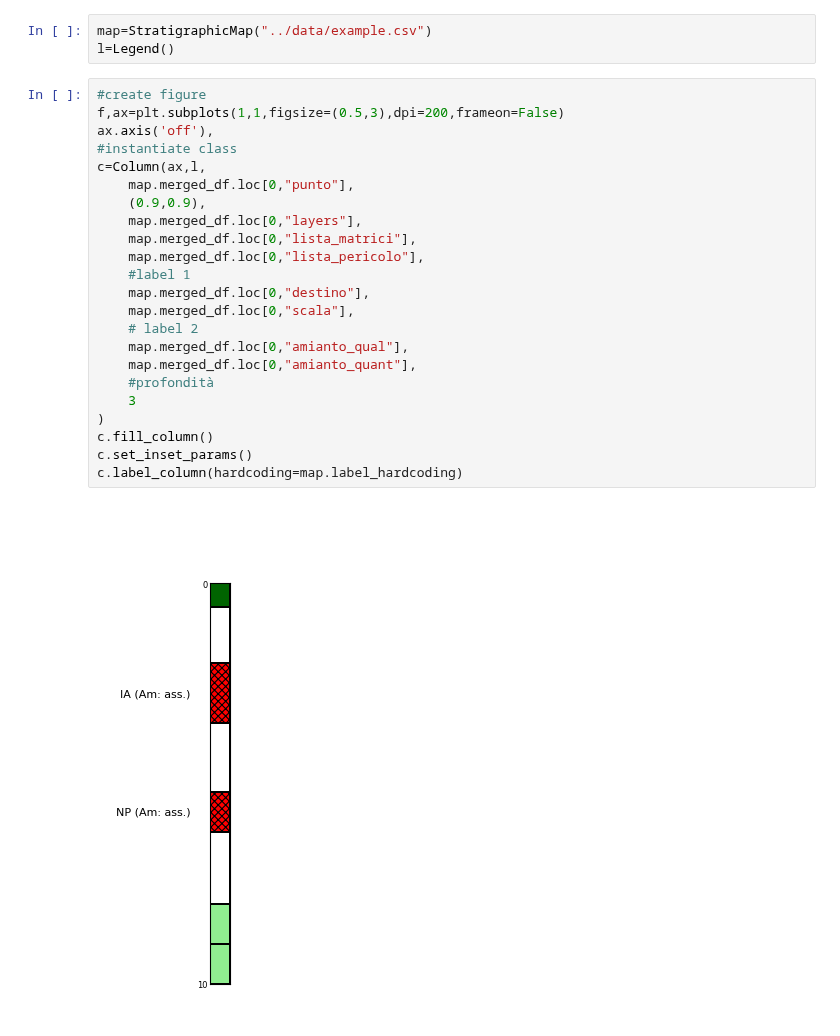
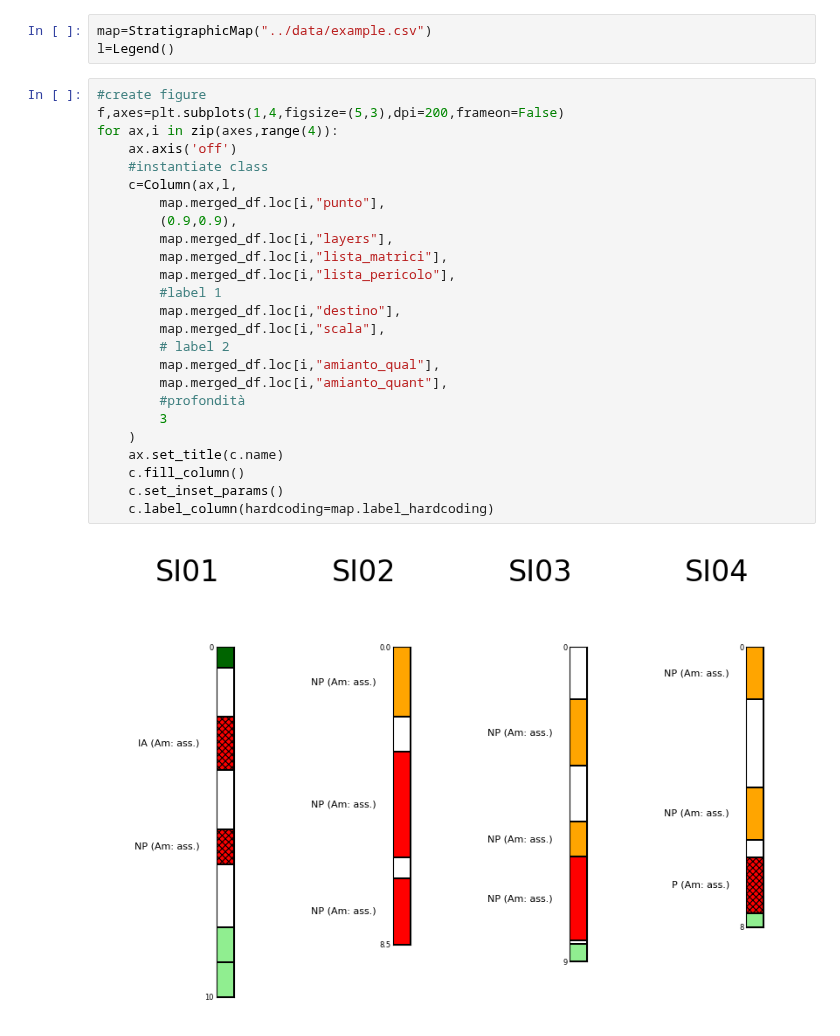
Before and after one commit to giocaizzi/mplStrater, a Jupyter notebook: examples/strata.ipynb, the cells around one changed output. Drawn from its saved outputs; the diff is of its cells as text.

```diff
--- a/examples/strata.ipynb
+++ b/examples/strata.ipynb
@@ -24,26 +24,28 @@ map=StratigraphicMap("../data/example.csv")
 l=Legend()
 # %%
 #create figure
-f,ax=plt.subplots(1,1,figsize=(0.5,3),dpi=200,frameon=False)
-ax.axis('off'),
-#instantiate class
-c=Column(ax,l,
-    map.merged_df.loc[0,"punto"],
-    (0.9,0.9),
-    map.merged_df.loc[0,"layers"],
-    map.merged_df.loc[0,"lista_matrici"],
-    map.merged_df.loc[0,"lista_pericolo"],
-    #label 1
-    map.merged_df.loc[0,"destino"],
-    map.merged_df.loc[0,"scala"],
-    # label 2
-    map.merged_df.loc[0,"amianto_qual"],
-    map.merged_df.loc[0,"amianto_quant"],
-    #profondità
-    3
-)
-c.fill_column()
-c.set_inset_params()
-c.label_column(hardcoding=map.label_hardcoding)
+f,axes=plt.subplots(1,4,figsize=(5,3),dpi=200,frameon=False)
+for ax,i in zip(axes,range(4)):
+    ax.axis('off')
+    #instantiate class
+    c=Column(ax,l,
+        map.merged_df.loc[i,"punto"],
+        (0.9,0.9),
+        map.merged_df.loc[i,"layers"],
+        map.merged_df.loc[i,"lista_matrici"],
+        map.merged_df.loc[i,"lista_pericolo"],
+        #label 1
+        map.merged_df.loc[i,"destino"],
+        map.merged_df.loc[i,"scala"],
+        # label 2
+        map.merged_df.loc[i,"amianto_qual"],
+        map.merged_df.loc[i,"amianto_quant"],
+        #profondità
+        3
+    )
+    ax.set_title(c.name)
+    c.fill_column()
+    c.set_inset_params()
+    c.label_column(hardcoding=map.label_hardcoding)
 # %% [output]
-[figure, old version]
+[figure, new version]
```
